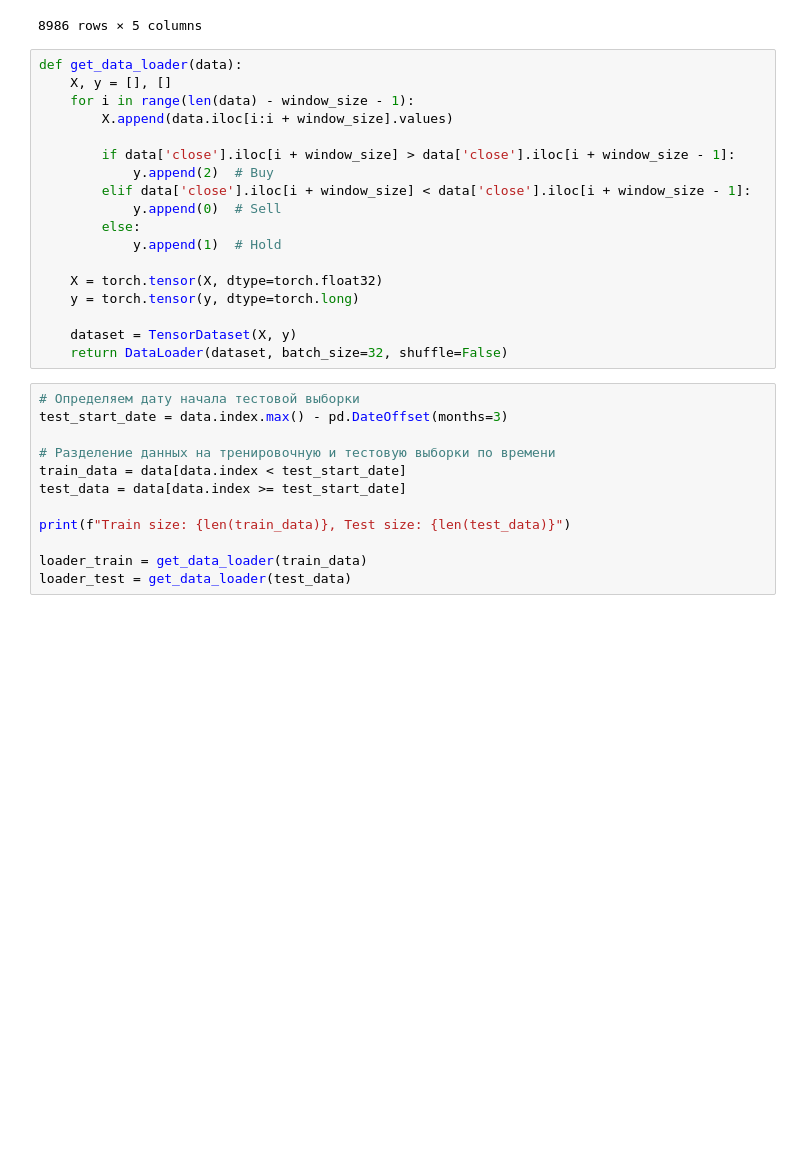
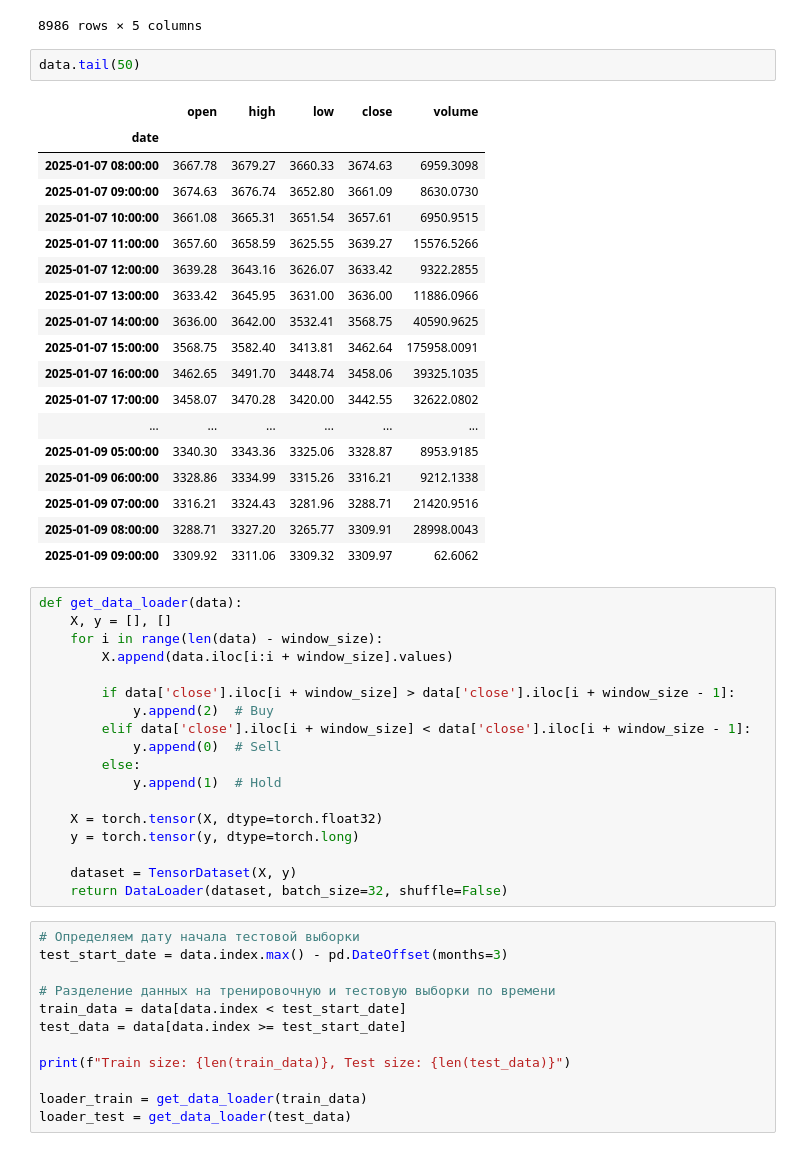
Before and after one commit to w3dip/otus-ml-finance-homework5, a Jupyter notebook: hw5.ipynb, the cells around one changed output. Saved outputs shown, nothing was run; the diff lists cells and outputs as text; blank space fills up the shorter version.

```diff
--- a/hw5.ipynb
+++ b/hw5.ipynb
@@ -190,10 +190,31 @@ data
 | 2025-01-09 08:00:00 | 3288.71 | 3327.20 | 3265.77 | 3309.91 | 28998.0043 |
 | 2025-01-09 09:00:00 | 3309.92 | 3311.06 | 3309.32 | 3309.97 | 62.6062 |
 8986 rows × 5 columns
+# %%
+data.tail(50)
+# %% [output]
+|  | open | high | low | close | volume |
+| date |  |  |  |  |  |
+| 2025-01-07 08:00:00 | 3667.78 | 3679.27 | 3660.33 | 3674.63 | 6959.3098 |
+| 2025-01-07 09:00:00 | 3674.63 | 3676.74 | 3652.80 | 3661.09 | 8630.0730 |
+| 2025-01-07 10:00:00 | 3661.08 | 3665.31 | 3651.54 | 3657.61 | 6950.9515 |
+| 2025-01-07 11:00:00 | 3657.60 | 3658.59 | 3625.55 | 3639.27 | 15576.5266 |
+| 2025-01-07 12:00:00 | 3639.28 | 3643.16 | 3626.07 | 3633.42 | 9322.2855 |
+| 2025-01-07 13:00:00 | 3633.42 | 3645.95 | 3631.00 | 3636.00 | 11886.0966 |
+| 2025-01-07 14:00:00 | 3636.00 | 3642.00 | 3532.41 | 3568.75 | 40590.9625 |
+| 2025-01-07 15:00:00 | 3568.75 | 3582.40 | 3413.81 | 3462.64 | 175958.0091 |
+| 2025-01-07 16:00:00 | 3462.65 | 3491.70 | 3448.74 | 3458.06 | 39325.1035 |
+| 2025-01-07 17:00:00 | 3458.07 | 3470.28 | 3420.00 | 3442.55 | 32622.0802 |
+| ... | ... | ... | ... | ... | ... |
+| 2025-01-09 05:00:00 | 3340.30 | 3343.36 | 3325.06 | 3328.87 | 8953.9185 |
+| 2025-01-09 06:00:00 | 3328.86 | 3334.99 | 3315.26 | 3316.21 | 9212.1338 |
+| 2025-01-09 07:00:00 | 3316.21 | 3324.43 | 3281.96 | 3288.71 | 21420.9516 |
+| 2025-01-09 08:00:00 | 3288.71 | 3327.20 | 3265.77 | 3309.91 | 28998.0043 |
+| 2025-01-09 09:00:00 | 3309.92 | 3311.06 | 3309.32 | 3309.97 | 62.6062 |
 # %%
 def get_data_loader(data):
     X, y = [], []
-    for i in range(len(data) - window_size - 1):
+    for i in range(len(data) - window_size):
         X.append(data.iloc[i:i + window_size].values)
 
         if data['close'].iloc[i + window_size] > data['close'].iloc[i + window_size - 1]:
```
Also changed, not shown: parts of 15 cells of this notebook.
